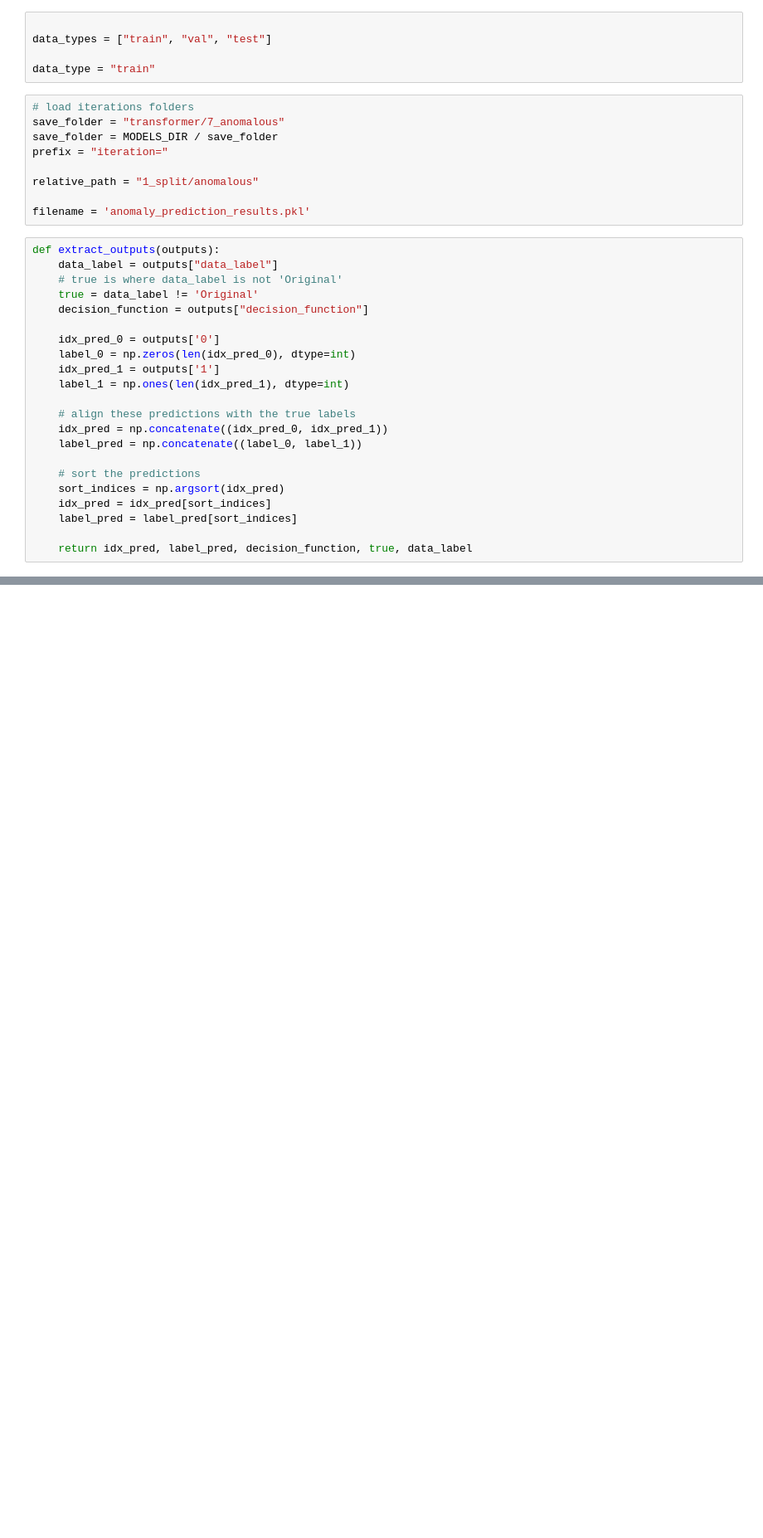
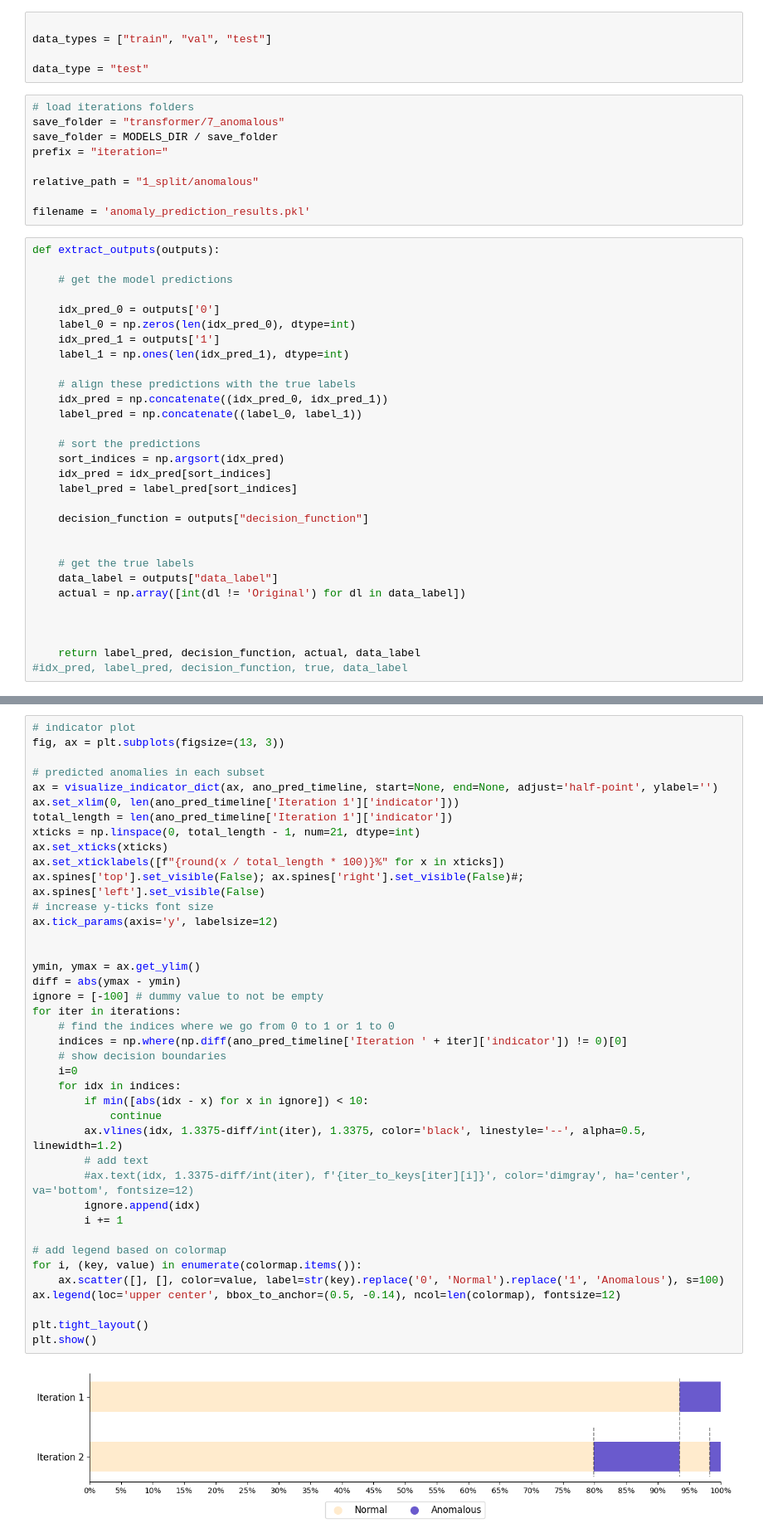
Before and after one commit to AronDJacobsen/fault_management_uds, a Jupyter notebook: notebooks/4_anomalous/2_iterative_results.ipynb, the cells around one changed output, grey strips where cells are left out. Shown at 83% size. Saved outputs shown, nothing was run; the diff lists cells and outputs as text; blank space fills up the shorter version.

```diff
--- a/notebooks/4_anomalous/2_iterative_results.ipynb
+++ b/notebooks/4_anomalous/2_iterative_results.ipynb
@@ -17,7 +24,7 @@ indicator_2_data_label = json.load(open(REFERENCE_DIR / 'indicator_2_data_label.
 
 data_types = ["train", "val", "test"]
 
-data_type = "train"
+data_type = "test"
 # %%
 # load iterations folders
 save_folder = "transformer/7_anomalous"
@@ -29,10 +36,8 @@ relative_path = "1_split/anomalous"
 filename = 'anomaly_prediction_results.pkl'
 # %%
 def extract_outputs(outputs):
-    data_label = outputs["data_label"]
-    # true is where data_label is not 'Original'
-    true = data_label != 'Original'
-    decision_function = outputs["decision_function"]
+
+    # get the model predictions
 
     idx_pred_0 = outputs['0']
     label_0 = np.zeros(len(idx_pred_0), dtype=int)
@@ -48,7 +53,17 @@ def extract_outputs(outputs):
     idx_pred = idx_pred[sort_indices]
     label_pred = label_pred[sort_indices]
 
-    return idx_pred, label_pred, decision_function, true, data_label
+    decision_function = outputs["decision_function"]
+
+
+    # get the true labels
+    data_label = outputs["data_label"]
+    actual = np.array([int(dl != 'Original') for dl in data_label])
+
+
+
+    return label_pred, decision_function, actual, data_label
+#idx_pred, label_pred, decision_function, true, data_label
 # %%
 
 runs = os.listdir(save_folder)
@@ -93,0 +171,42 @@ Number of iteration: 1
+# %%
+# indicator plot
+fig, ax = plt.subplots(figsize=(13, 3))
+
+# predicted anomalies in each subset
+ax = visualize_indicator_dict(ax, ano_pred_timeline, start=None, end=None, adjust='half-point', ylabel='')
+ax.set_xlim(0, len(ano_pred_timeline['Iteration 1']['indicator']))
+total_length = len(ano_pred_timeline['Iteration 1']['indicator'])
+xticks = np.linspace(0, total_length - 1, num=21, dtype=int)
+ax.set_xticks(xticks)
+ax.set_xticklabels([f"{round(x / total_length * 100)}%" for x in xticks])
+ax.spines['top'].set_visible(False); ax.spines['right'].set_visible(False)#; ax.spines['left'].set_visible(False)
+# increase y-ticks font size
+ax.tick_params(axis='y', labelsize=12)
+
+
+ymin, ymax = ax.get_ylim()
+diff = abs(ymax - ymin)
+ignore = [-100] # dummy value to not be empty
+for iter in iterations:
+    # find the indices where we go from 0 to 1 or 1 to 0
+    indices = np.where(np.diff(ano_pred_timeline['Iteration ' + iter]['indicator']) != 0)[0]
+    # show decision boundaries
+    i=0
+    for idx in indices:
+        if min([abs(idx - x) for x in ignore]) < 10:
+            continue
+        ax.vlines(idx, 1.3375-diff/int(iter), 1.3375, color='black', linestyle='--', alpha=0.5, linewidth=1.2)
+        # add text
+        #ax.text(idx, 1.3375-diff/int(iter), f'{iter_to_keys[iter][i]}', color='dimgray', ha='center', va='bottom', fontsize=12)
+        ignore.append(idx)
+        i += 1
+
+# add legend based on colormap
+for i, (key, value) in enumerate(colormap.items()):
+    ax.scatter([], [], color=value, label=str(key).replace('0', 'Normal').replace('1', 'Anomalous'), s=100)
+ax.legend(loc='upper center', bbox_to_anchor=(0.5, -0.14), ncol=len(colormap), fontsize=12)
+
+plt.tight_layout()
+plt.show()
+# %% [output]
+[figure, added]
```
Also changed, not shown: parts of 11 cells of this notebook, 16 other files.
